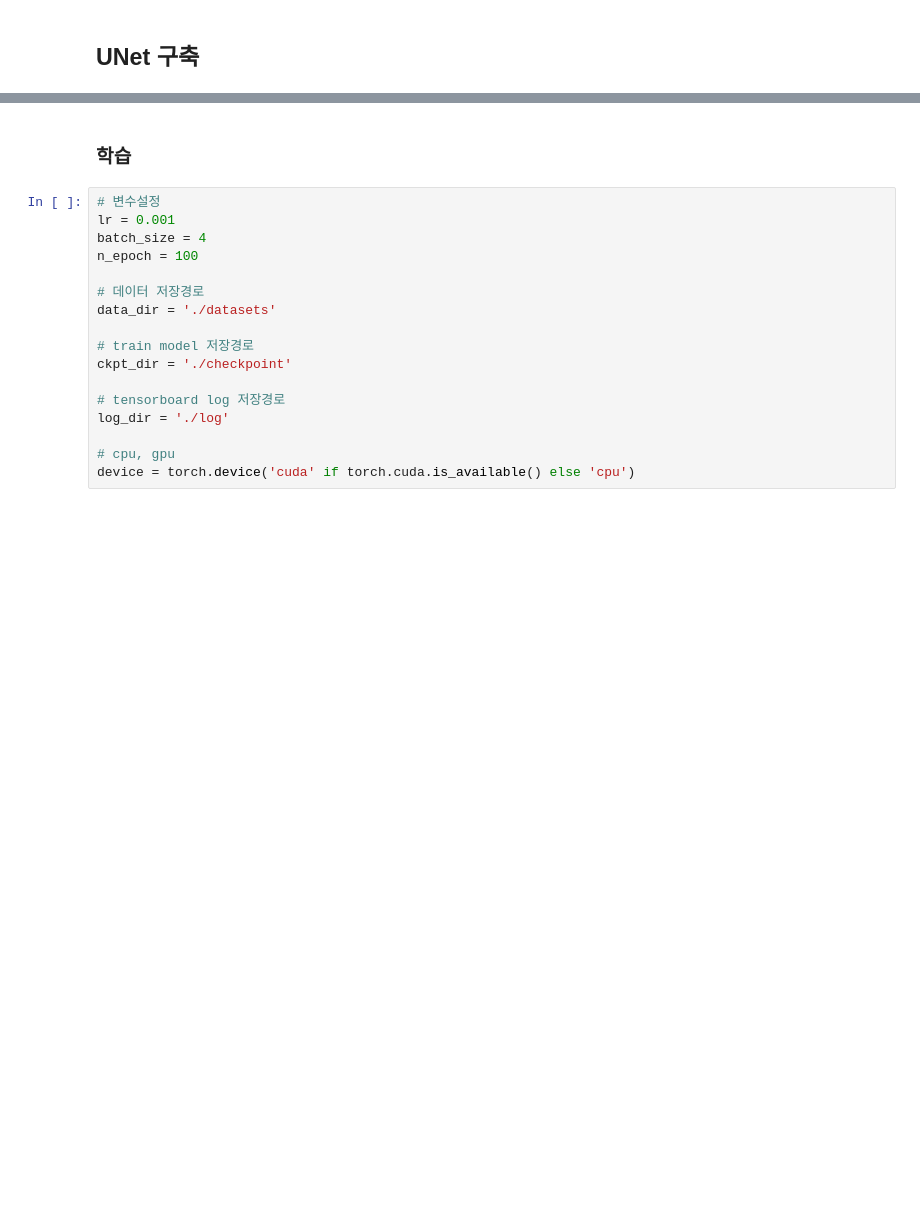
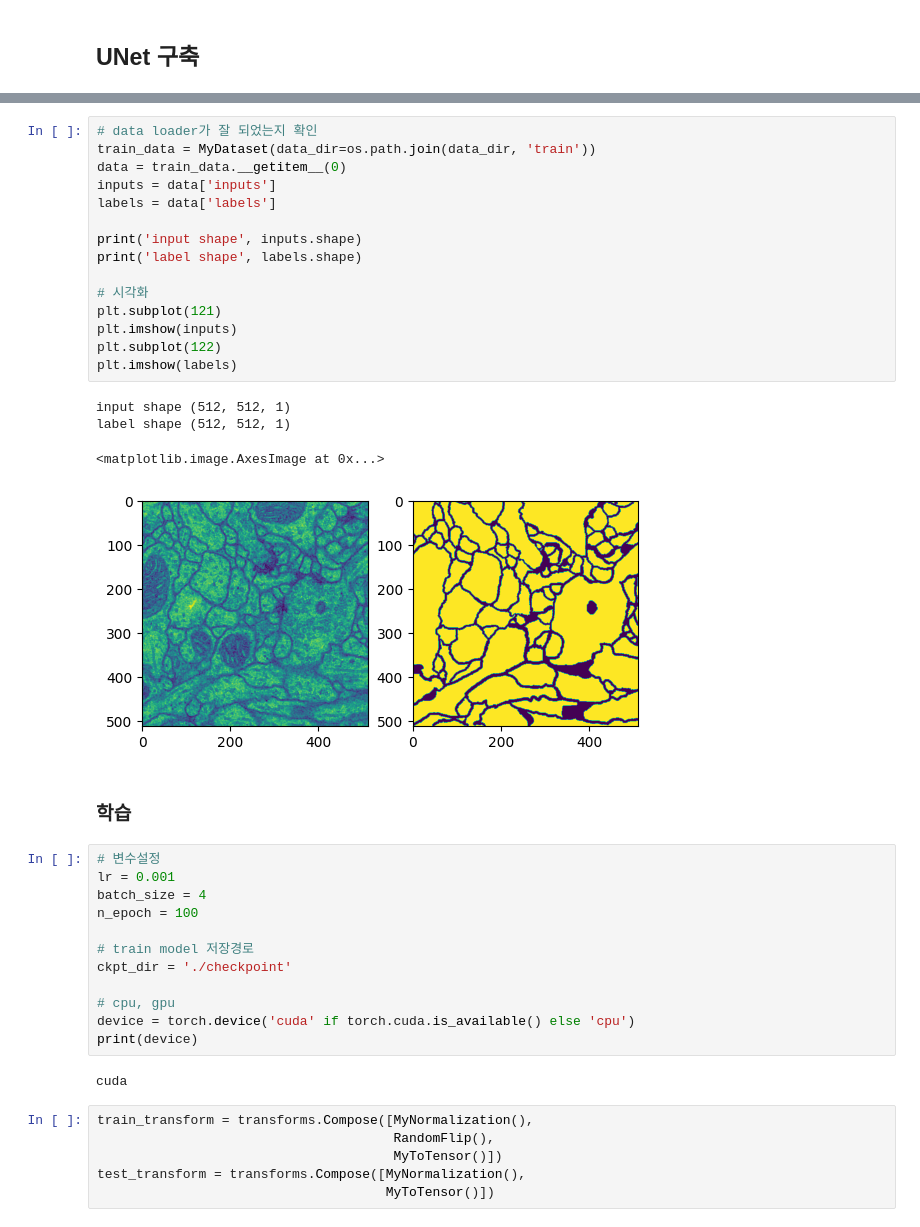
Before and after one commit to Sona0817/study, a Jupyter notebook: 05_논문리뷰/UNet/UNet_code.ipynb, the cells around one changed output, grey strips where cells are left out. Cells and saved outputs as stored; diff of their text form; blank space fills up the shorter version.

```diff
--- a/05_논문리뷰/UNet/UNet_code.ipynb
+++ b/05_논문리뷰/UNet/UNet_code.ipynb
@@ -143,3 +346,23 @@ NotImplementedError: Module [UNet] is missing the required "forward" function
+# %%
+# data loader가 잘 되었는지 확인
+train_data = MyDataset(data_dir=os.path.join(data_dir, 'train'))
+data = train_data.__getitem__(0)
+inputs = data['inputs']
+labels = data['labels']
+
+print('input shape', inputs.shape)
+print('label shape', labels.shape)
+
+# 시각화
+plt.subplot(121)
+plt.imshow(inputs)
+plt.subplot(122)
+plt.imshow(labels)
+# %% [output]
+input shape (512, 512, 1)
+label shape (512, 512, 1)
+<matplotlib.image.AxesImage at 0x...>
+[figure, added]
 # %% [markdown]
 ### 학습
 # %%
@@ -148,14 +371,17 @@ lr = 0.001
 batch_size = 4
 n_epoch = 100
 
-# 데이터 저장경로
-data_dir = './datasets'
-
 # train model 저장경로
 ckpt_dir = './checkpoint'
 
-# tensorboard log 저장경로
-log_dir = './log'
-
 # cpu, gpu
 device = torch.device('cuda' if torch.cuda.is_available() else 'cpu')
+print(device)
+# %% [output]
+cuda
+# %%
+train_transform = transforms.Compose([MyNormalization(),
+                                      RandomFlip(),
+                                      MyToTensor()])
+test_transform = transforms.Compose([MyNormalization(),
+                                     MyToTensor()])
```
Also changed, not shown: parts of 32 cells of this notebook.
